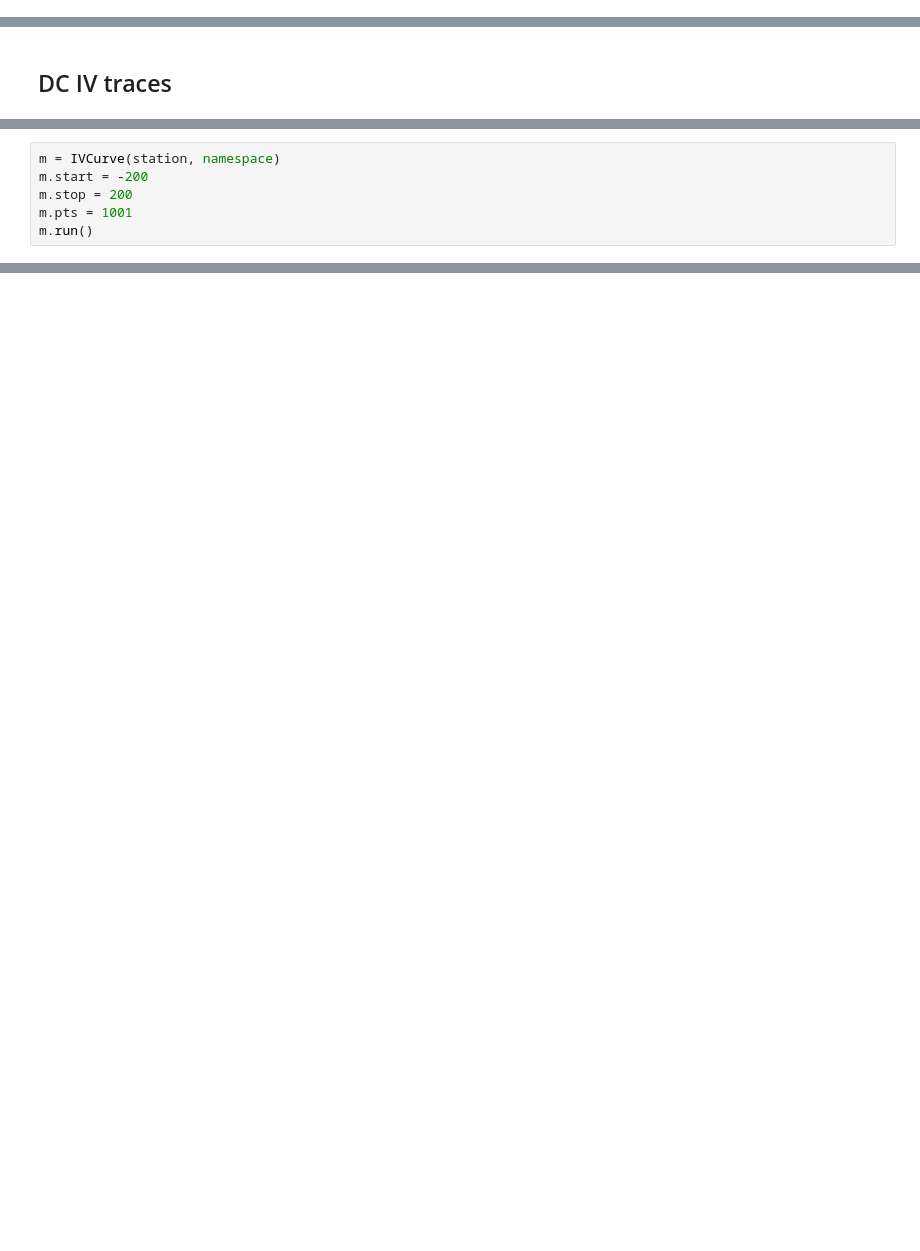
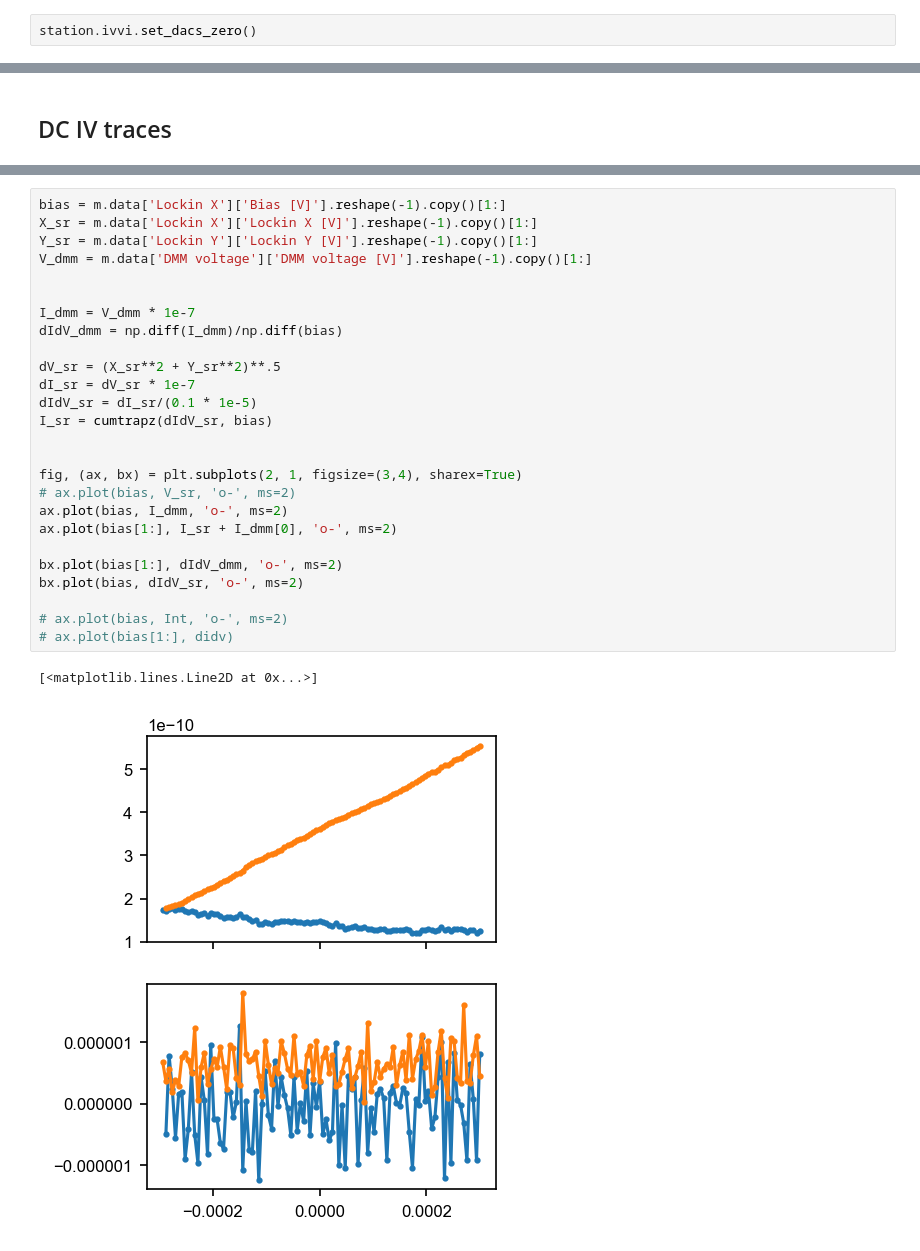
Before and after one commit to StationQDelft/BF1, a Jupyter notebook: Experiments/NIS_1.ipynb, the cells around one changed output, grey strips where cells are left out. Cells and saved outputs as stored; diff of their text form; blank space fills up the shorter version.

```diff
--- a/Experiments/NIS_1.ipynb
+++ b/Experiments/NIS_1.ipynb
@@ -59,3 +60,5 @@ station.key2.volt()
 # Definitions
 # %% [markdown]
 # Experiments
+# %%
+station.ivvi.set_dacs_zero()
@@ -157,6 +133,0 @@ def fit_linslope(i, v, imin=0.01, imax=0.25):
-# %%
-m = IVCurve(station, namespace)
-m.start = -200
-m.stop = 200
-m.pts = 1001
-m.run()
@@ -166,0 +134,29 @@ m.run()
+# %%
+bias = m.data['Lockin X']['Bias [V]'].reshape(-1).copy()[1:]
+X_sr = m.data['Lockin X']['Lockin X [V]'].reshape(-1).copy()[1:]
+Y_sr = m.data['Lockin Y']['Lockin Y [V]'].reshape(-1).copy()[1:]
+V_dmm = m.data['DMM voltage']['DMM voltage [V]'].reshape(-1).copy()[1:]
+
+
+I_dmm = V_dmm * 1e-7
+dIdV_dmm = np.diff(I_dmm)/np.diff(bias)
+
+dV_sr = (X_sr**2 + Y_sr**2)**.5
+dI_sr = dV_sr * 1e-7
+dIdV_sr = dI_sr/(0.1 * 1e-5)
+I_sr = cumtrapz(dIdV_sr, bias)
+
+
+fig, (ax, bx) = plt.subplots(2, 1, figsize=(3,4), sharex=True)
+# ax.plot(bias, V_sr, 'o-', ms=2)
+ax.plot(bias, I_dmm, 'o-', ms=2)
+ax.plot(bias[1:], I_sr + I_dmm[0], 'o-', ms=2)
+
+bx.plot(bias[1:], dIdV_dmm, 'o-', ms=2)
+bx.plot(bias, dIdV_sr, 'o-', ms=2)
+
+# ax.plot(bias, Int, 'o-', ms=2)
+# ax.plot(bias[1:], didv)
+# %% [output]
+[<matplotlib.lines.Line2D at 0x...>]
+[figure, added]
```
Also changed, not shown: parts of 29 cells of this notebook, 7 other files.
